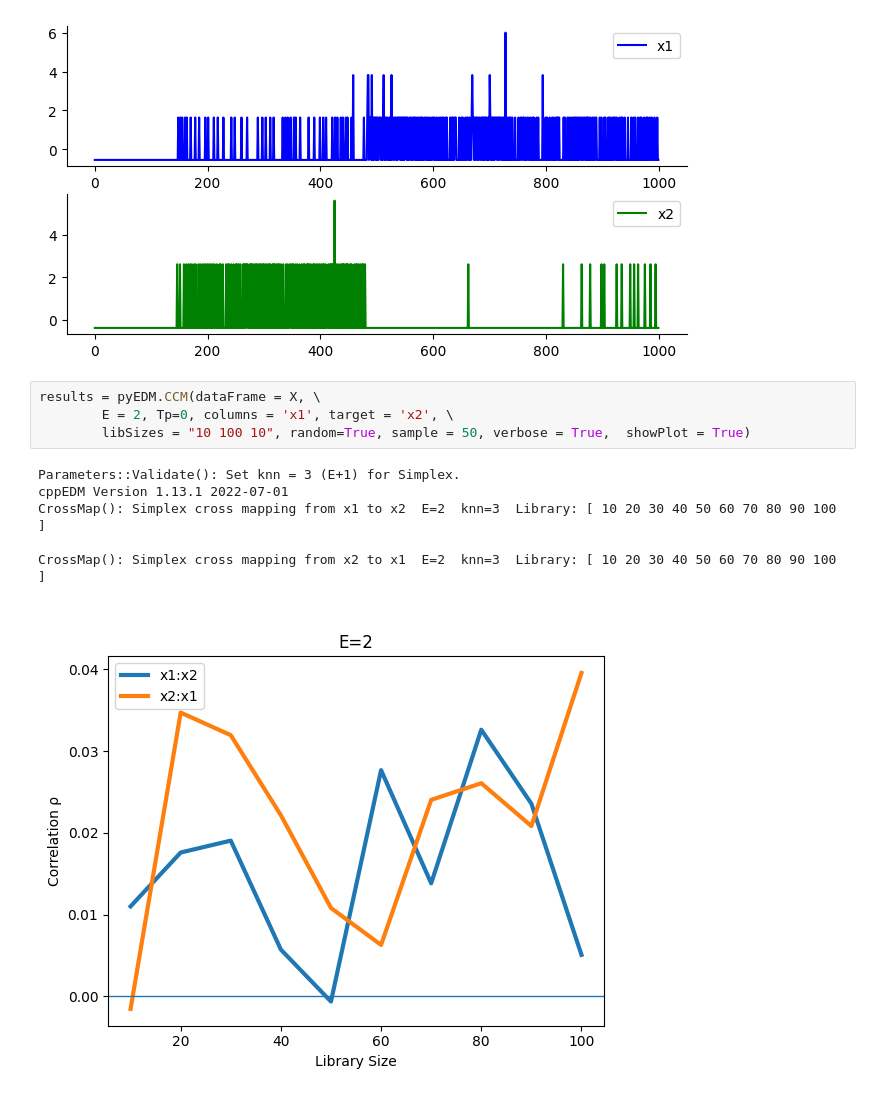
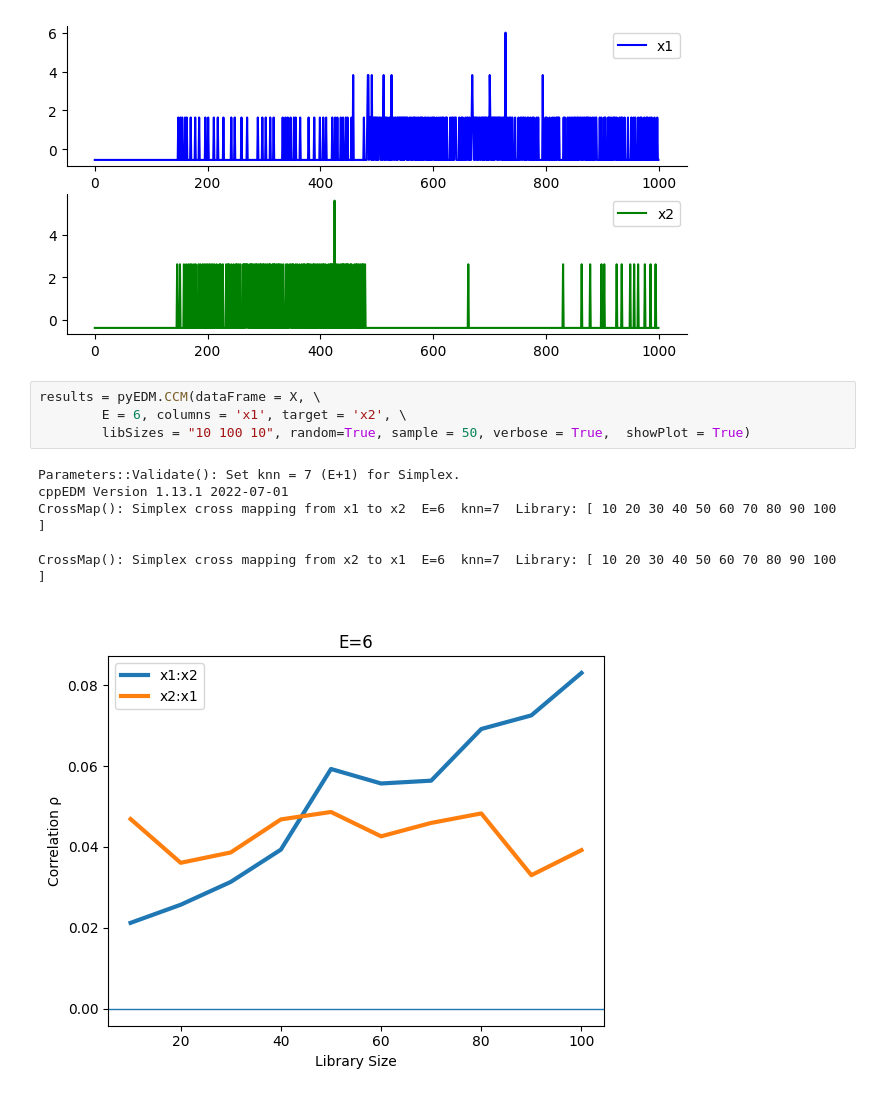
Before and after one commit to yoshihito-saito/Neural_Dynamics_EDM, a Jupyter notebook: EDM_withAllenSDK.ipynb, the cells around one changed output. Drawn from its saved outputs; the diff is of its cells as text.

```diff
--- a/Empirical Dynamic Modeling_pilot.ipynb
+++ b/EDM_withAllenSDK.ipynb
@@ -367,12 +392,12 @@ Kendall: -0.08
 [figure]
 # %%
 results = pyEDM.CCM(dataFrame = X, \
-        E = 2, Tp=0, columns = 'x1', target = 'x2', \
+        E = 6, columns = 'x1', target = 'x2', \
         libSizes = "10 100 10", random=True, sample = 50, verbose = True,  showPlot = True)
 # %% [output]
-Parameters::Validate(): Set knn = 3 (E+1) for Simplex.
+Parameters::Validate(): Set knn = 7 (E+1) for Simplex.
 cppEDM Version 1.13.1 2022-07-01
-CrossMap(): Simplex cross mapping from x1 to x2  E=2  knn=3  Library: [ 10 20 30 40 50 60 70 80 90 100 ]
+CrossMap(): Simplex cross mapping from x1 to x2  E=6  knn=7  Library: [ 10 20 30 40 50 60 70 80 90 100 ]
 
-CrossMap(): Simplex cross mapping from x2 to x1  E=2  knn=3  Library: [ 10 20 30 40 50 60 70 80 90 100 ]
+CrossMap(): Simplex cross mapping from x2 to x1  E=6  knn=7  Library: [ 10 20 30 40 50 60 70 80 90 100 ]
-[figure, old version]
+[figure, new version]
```
Also changed, not shown: parts of 5 cells of this notebook, 1 other file.
